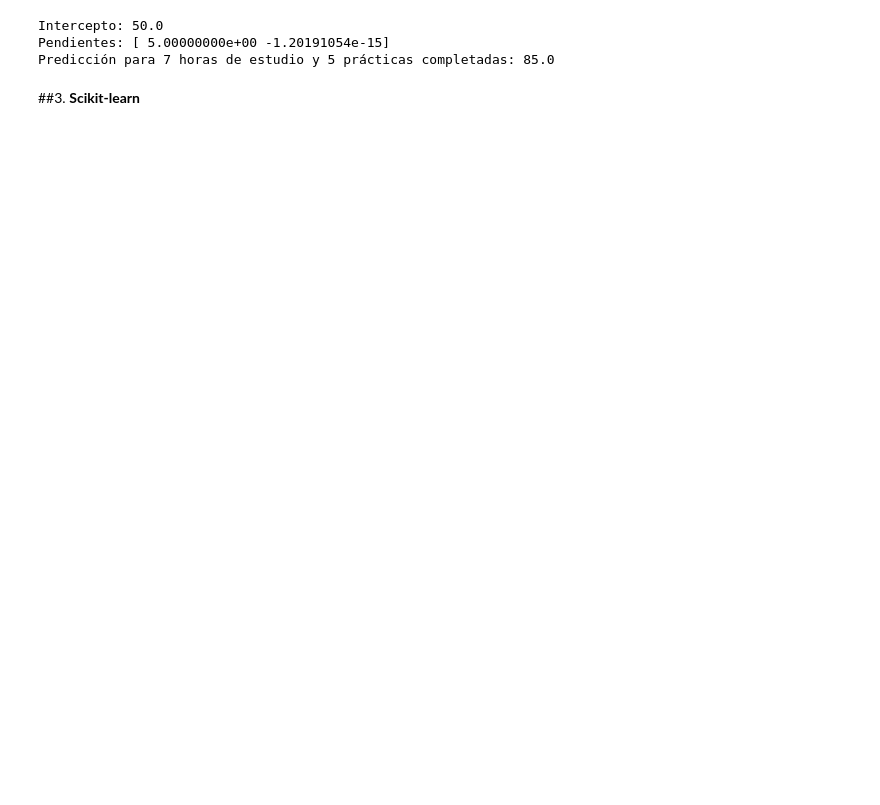
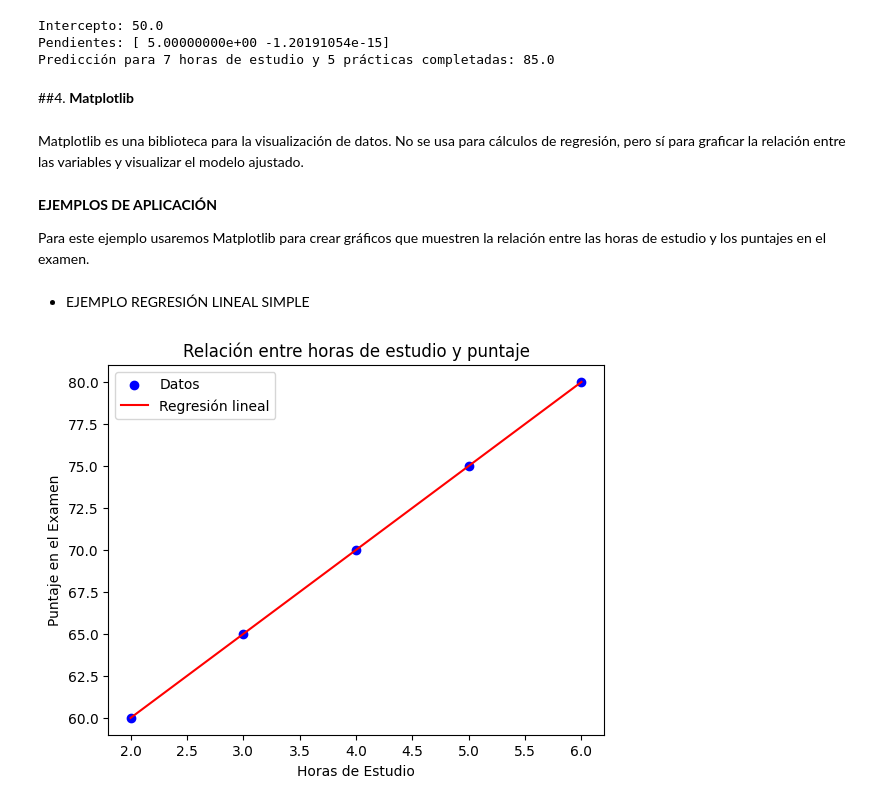
Before and after one commit to Lexie-v2/Goggle-CO, a Jupyter notebook: LibreriasPythonEjemplos__Vera_V.ipynb, the cells around one changed output. Saved outputs shown, nothing was run; the diff lists cells and outputs as text; code cells hidden in the pictures; blank space fills up the shorter version.

```diff
--- a/LibreriasPythonEjemplos__Vera_V.ipynb
+++ b/LibreriasPythonEjemplos__Vera_V.ipynb
@@ -199,5 +201,38 @@ print(f"Predicción para 7 horas de estudio y 5 prácticas completadas: {predicc
 Intercepto: 50.0
 Pendientes: [ 5.00000000e+00 -1.20191054e-15]
 Predicción para 7 horas de estudio y 5 prácticas completadas: 85.0
-# %% [markdown]
-##3. **Scikit-learn**
+# %% [markdown]
+##4. **Matplotlib**
+# %% [markdown]
+Matplotlib es una biblioteca para la visualización de datos. No se usa para cálculos de regresión, pero sí para graficar la relación entre las variables y visualizar el modelo ajustado.
+# %% [markdown]
+**EJEMPLOS DE APLICACIÓN**
+
+Para este ejemplo usaremos Matplotlib para crear gráficos que muestren la relación entre las horas de estudio y los puntajes en el examen.
+# %% [markdown]
+*   EJEMPLO REGRESIÓN LINEAL SIMPLE
+# %%
+import matplotlib.pyplot as plt
+import numpy as np
+
+# Datos de ejemplo
+X = np.array([2, 3, 4, 5, 6])  # Horas de estudio
+y = np.array([60, 65, 70, 75, 80])  # Puntaje en el examen
+
+# Ajuste de regresión lineal
+coef = np.polyfit(X, y, 1)  # Pendiente e intercepto
+
+# Crear gráfico
+plt.scatter(X, y, color='blue', label='Datos')  # Puntos de datos
+plt.plot(X, coef[0] * X + coef[1], color='red', label='Regresión lineal')  # Línea ajustada
+
+# Personalizar gráfico
+plt.xlabel('Horas de Estudio')
+plt.ylabel('Puntaje en el Examen')
+plt.title('Relación entre horas de estudio y puntaje')
+plt.legend()
+
+# Mostrar gráfico
+plt.show()
+# %% [output]
+[figure, added]
```
Also changed, not shown: parts of 1 cell of this notebook.
